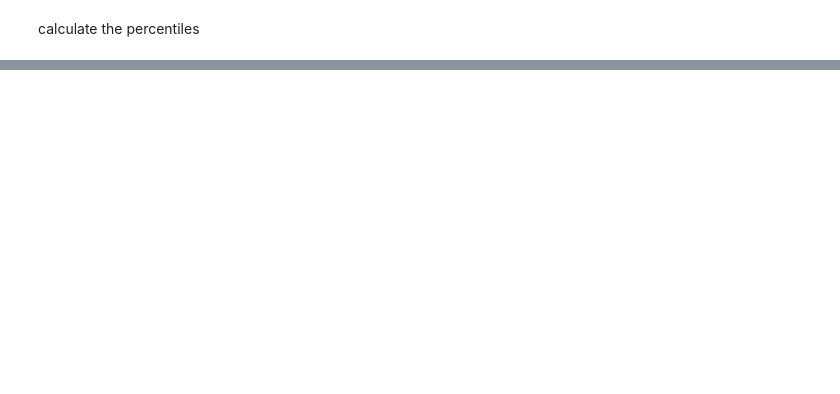
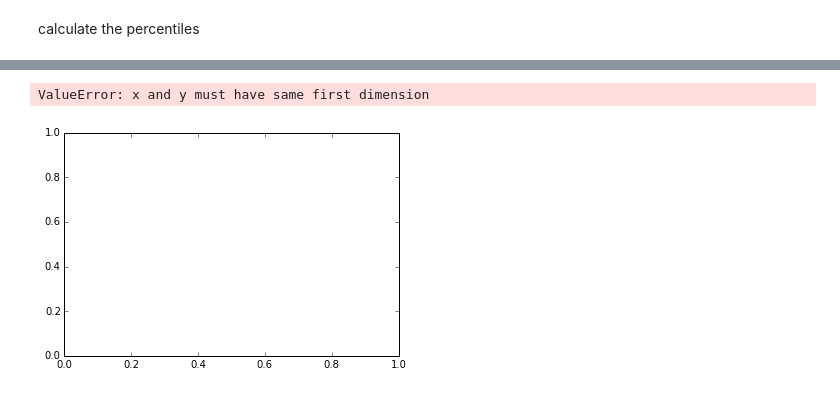
Before and after one commit to elinahkk/Masters, a Jupyter notebook: GHCN_data.ipynb, the cells around one changed output, grey strips where cells are left out. Saved outputs shown, nothing was run; the diff lists cells and outputs as text; code cells hidden in the pictures; blank space fills up the shorter version.

```diff
--- a/GHCN_data.ipynb
+++ b/GHCN_data.ipynb
@@ -204,3 +280,23 @@ def percentile(df, percentile):
+# %%
+xsubs = xrange  # Create X-axis subscripts
+
+fig_sig = plt.figure()
+ax1 = fig_sig.add_subplot(111)
+
+ax1.plot(xsubs, p90,'g-',xsubs,p95,'g--',p99,'g:',alpha=0.8)
+
+ax1.set_title('Conf. intervals for samples of n='+str(s_size)+' using '+str(iter_num)+' MC its.')
+ax1.set_xlabel('Days since key events')
+ax1.set_ylabel('Cloud cover (%)')
+ax1.set_xlim(min(xsubs),max(xsubs))
+
+fig_sig.text(0.15, 0.85, r"Upper percentiles (90,95,99)",fontsize=9,color='g')
+#fig_sig.text(0.15, 0.15, r"Lower percentiles (10,5,1)",fontsize=9,color='g')
+
+plt.show(fig_sig)
+# %% [output]
+ValueError: x and y must have same first dimension
+[figure, added]
 # %%
 #from scipy.stats import scoreatpercentile
 # percentiles of interest
```
Also changed, not shown: parts of 12 cells of this notebook.
